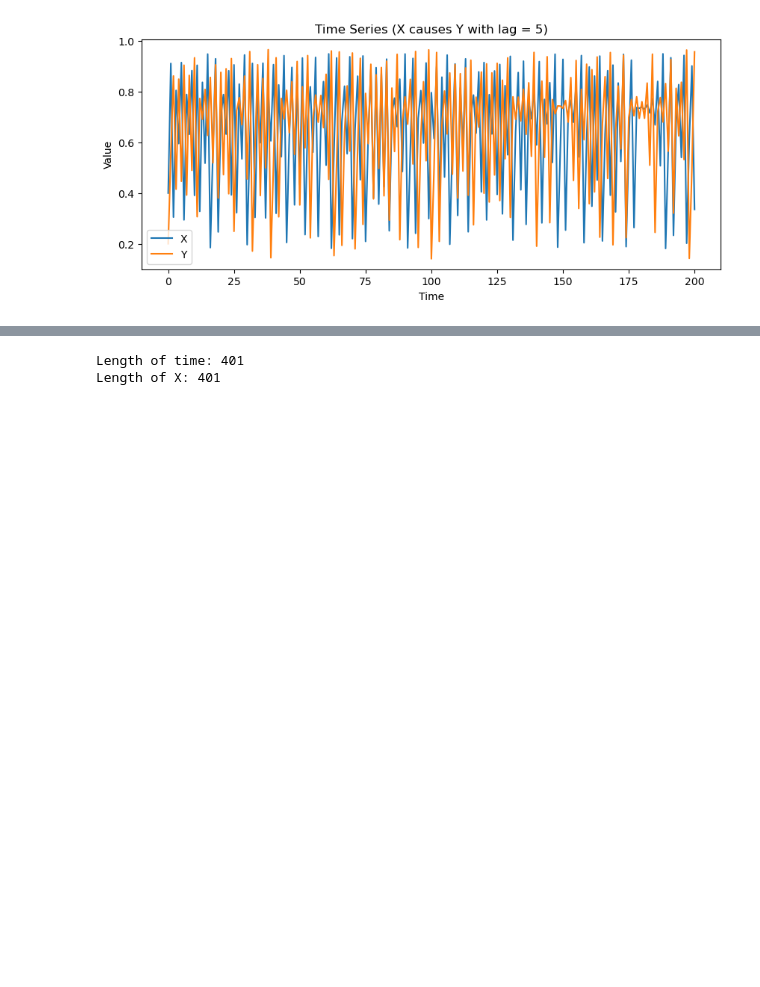
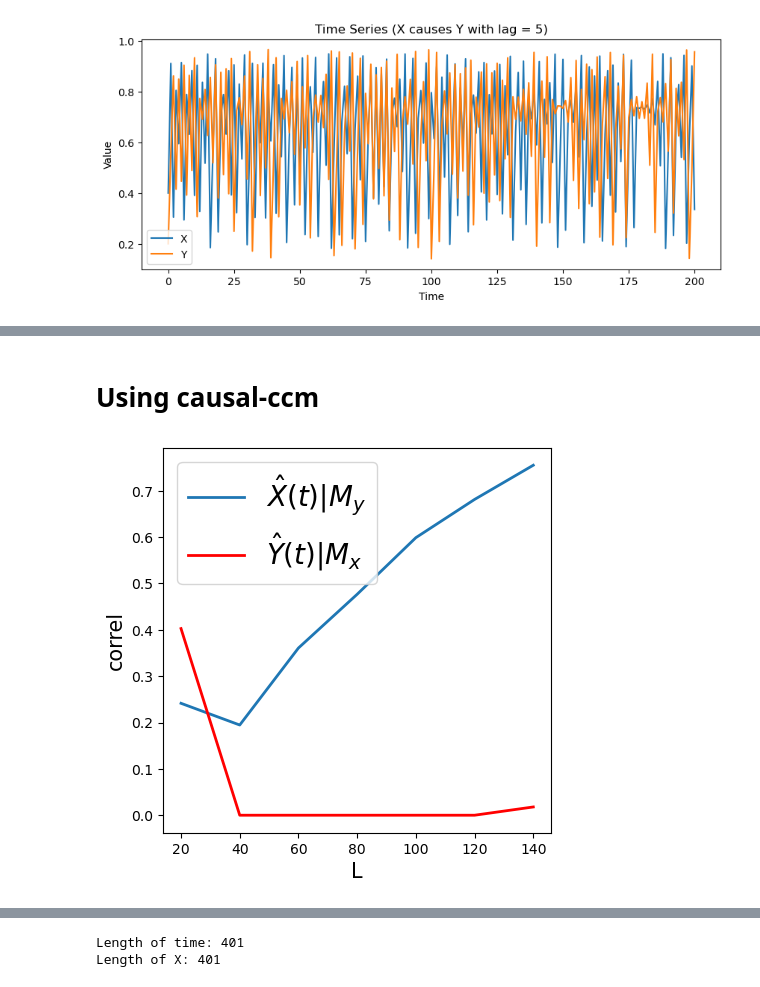
Before and after one commit to Peisong-Zheng/van2015_repeat, a Jupyter notebook: gen_data_to_test_optimal_Tp.ipynb, the cells around one changed output, grey strips where cells are left out. Saved outputs shown, nothing was run; the diff lists cells and outputs as text; code cells hidden in the pictures; blank space fills up the shorter version.

```diff
--- a/gen_data_to_test_optimal_Tp.ipynb
+++ b/gen_data_to_test_optimal_Tp.ipynb
@@ -107,3 +236,48 @@ fig.update_layout(
 )
 fig.update_xaxes(tickmode='array', tickvals=list(Tps))
 fig.show()
+# %% [markdown]
+# Using causal-ccm
+# %%
+from causal_ccm.causal_ccm import ccm
+import pandas as pd
+import matplotlib.pyplot as plt
+from tqdm import tqdm # for showing progress bar in for loops
+import numpy as np
+
+
+def viz_ccm(func, X, Y, L_range, tau, E):
+    Xhat_My, Yhat_Mx = [], [] # correlation list
+    for L in tqdm(L_range):
+        ccm_XY = func(X, Y, tau, E, L) # define new ccm object # Testing for X -> Y
+        ccm_YX = func(Y, X, tau, E, L) # define new ccm object # Testing for Y -> X
+
+        # lowest value must be 0 -- following the process of the original paper
+        # implement this in the package as an option
+        rho_xy = np.max([0, ccm_XY.causality()[0]])
+        rho_yx = np.max([0, ccm_YX.causality()[0]])
+
+        Xhat_My.append(rho_xy)
+        Yhat_Mx.append(rho_yx)
+
+    # plot convergence as L->inf. Convergence is necessary to conclude causality
+    fig, ax = plt.subplots(1, 1, figsize=(5,5))
+    ax.plot(L_range, Xhat_My, label='$\hat{X}(t)|M_y$', linewidth=2)
+    ax.plot(L_range, Yhat_Mx, c='r', label='$\hat{Y}(t)|M_x$', linewidth=2)
+    ax.set_xlabel('L', size=15)
+    ax.set_ylabel('correl', size=15)
+    ax.legend(prop={'size': 20})
+
+    return ax,Xhat_My, Yhat_Mx
+
+L_range = range(20, 160, 20) # L values to test
+tau = 1
+E = 2
+
+# shifting Y leftward for 5 points and crop X to match Y
+X_new = X[:len(X)-5] # X is shifted left by 5 points to match the lag
+Y_new = Y[5:] # Y is cropped to match the length of X
+
+ax,Xhat_My,Yhat_Mx = viz_ccm(ccm, X_new, Y_new, L_range, tau, E)
+# %% [output]
+[figure, added]
```
Also changed, not shown: parts of 9 cells of this notebook, 4 other files.
